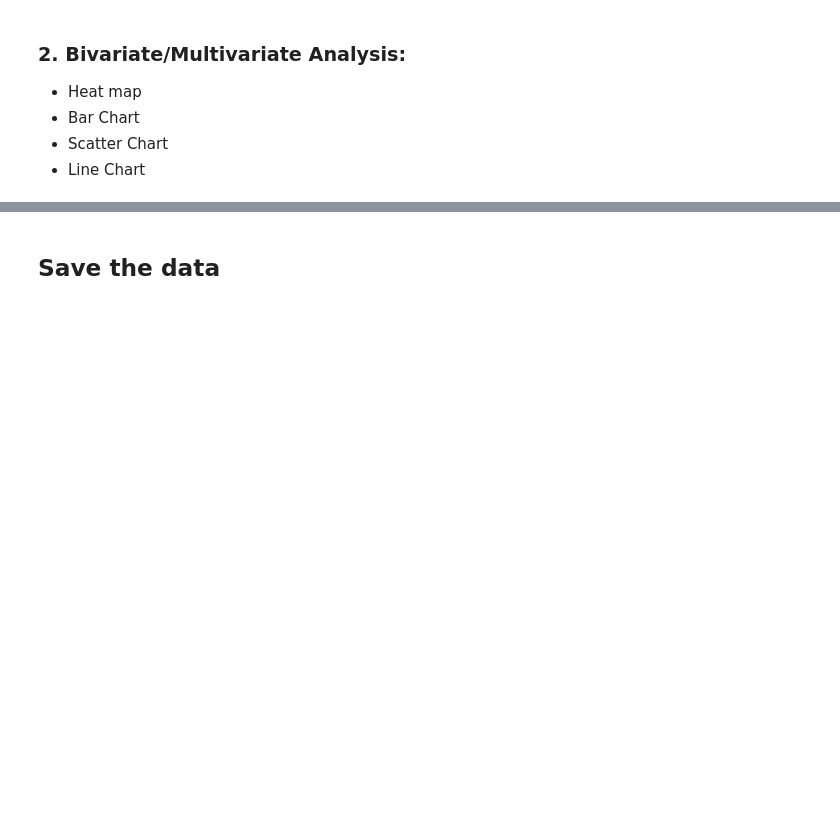
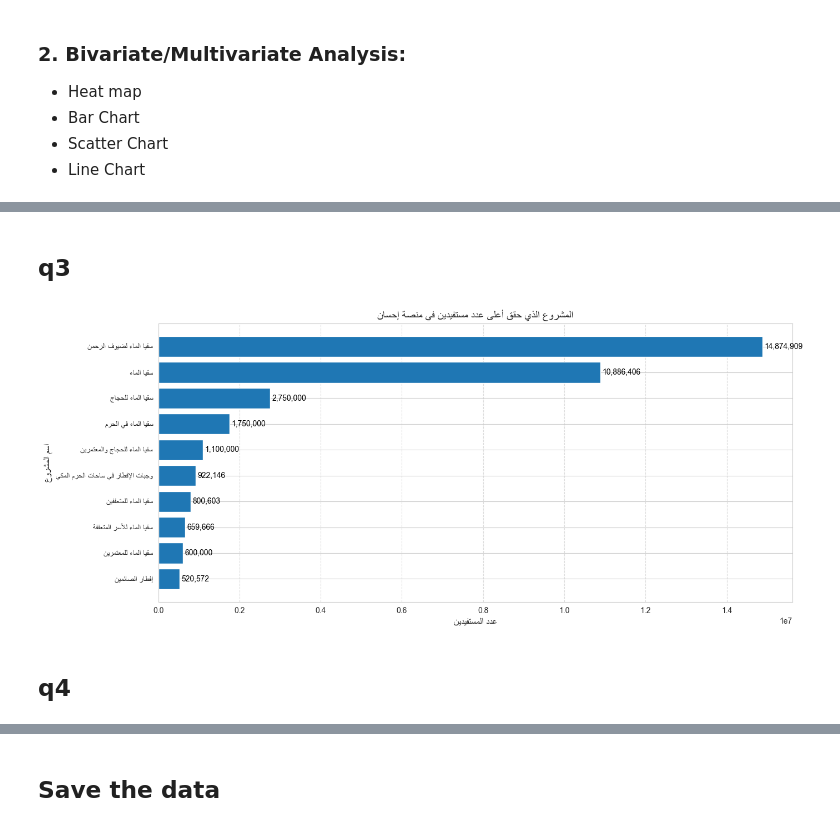
Before and after one commit to Hamad-32/Ehsan-Analysis, a Jupyter notebook: EDA & Data Cleaning.ipynb, the cells around one changed output, grey strips where cells are left out. Drawn from its saved outputs; the diff is of its cells as text; code cells hidden in the pictures; blank space fills up the shorter version.

```diff
--- a/EDA & Data Cleaning.ipynb
+++ b/EDA & Data Cleaning.ipynb
@@ -292,0 +343,38 @@ plt.show()
+# %% [markdown]
+## q3
+# %%
+#Group by Project Names and sum the Beneficiaries
+grouped_data = df_ehsan.groupby('Project Names', as_index=False)['Beneficiaries'].sum()
+
+#Sort by Beneficiaries and get the top 10 projects
+top_projects = grouped_data.sort_values('Beneficiaries', ascending=False).head(10)
+top_projects = top_projects.sort_values('Beneficiaries')
+
+#Fix Arabic labels
+fixed_labels = fix_arabic_labels(top_projects['Project Names'])
+
+#Create the plot
+plt.figure(figsize=(14, 6))
+
+#Plot horizontal bars
+plt.barh(fixed_labels, top_projects['Beneficiaries'], color='#1f77b4')
+
+#Add annotations (values) on the bars
+for i, value in enumerate(top_projects['Beneficiaries']):
+    plt.text(value + 50000, i, f'{value:,.0f}', va='center', fontsize=10, color='black')
+
+#Labels and title
+plt.xlabel(get_display(arabic_reshaper.reshape("عدد المستفيدين")), fontsize=12)
+plt.ylabel(get_display(arabic_reshaper.reshape("اسم المشروع")), fontsize=12)
+plt.title(get_display(arabic_reshaper.reshape("المشروع الذي حقق أعلى عدد مستفيدين في منصة إحسان")), fontsize=14)
+
+#Add grid lines for better readability
+plt.grid(axis='x', linestyle='--', alpha=0.7)
+
+#Show the plot
+plt.tight_layout()  # Adjust layout to prevent overlapping
+plt.show()
+# %% [output]
+[figure, added]
+# %% [markdown]
+## q4
```
Also changed, not shown: parts of 16 cells of this notebook, 3 other files.
